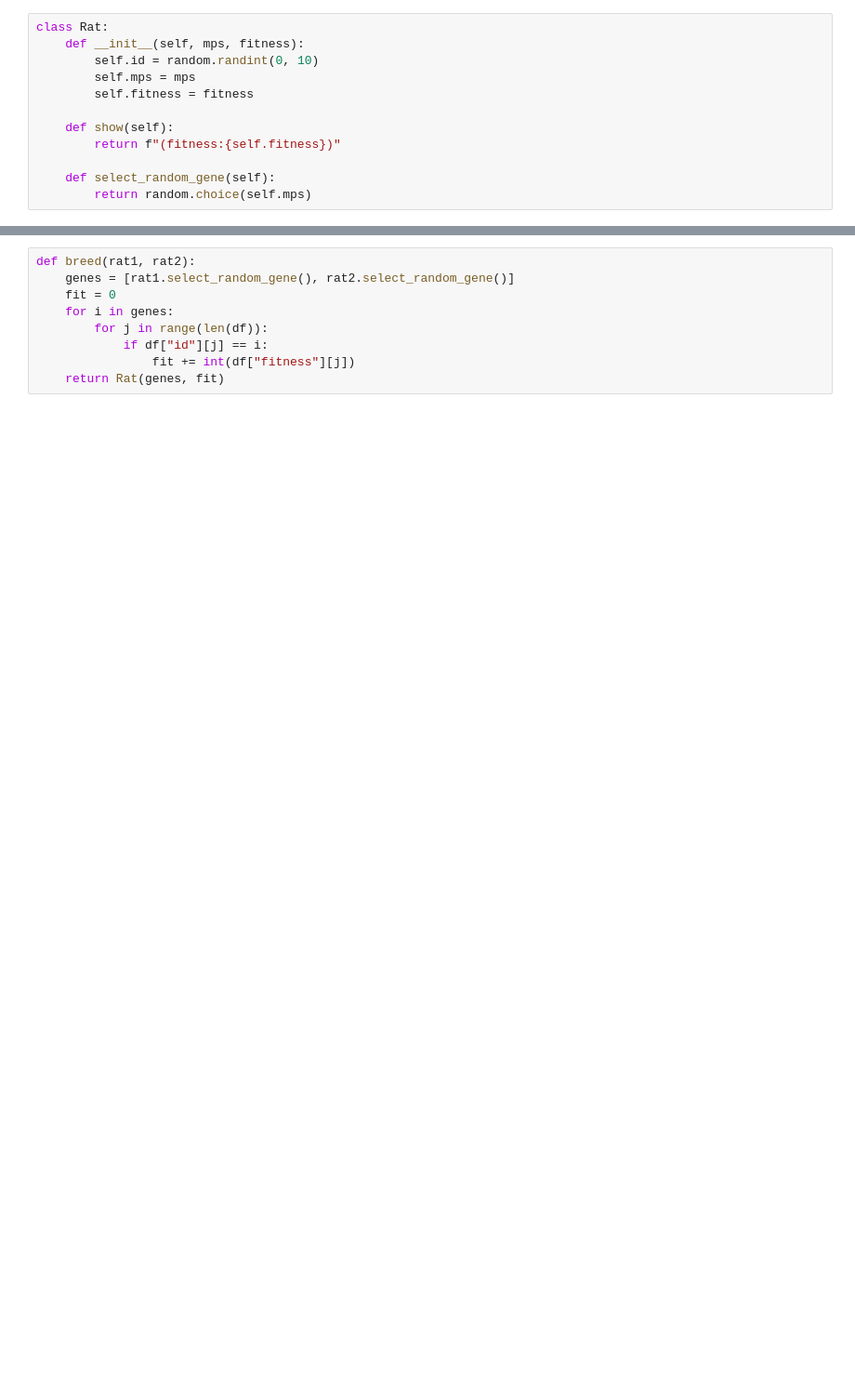
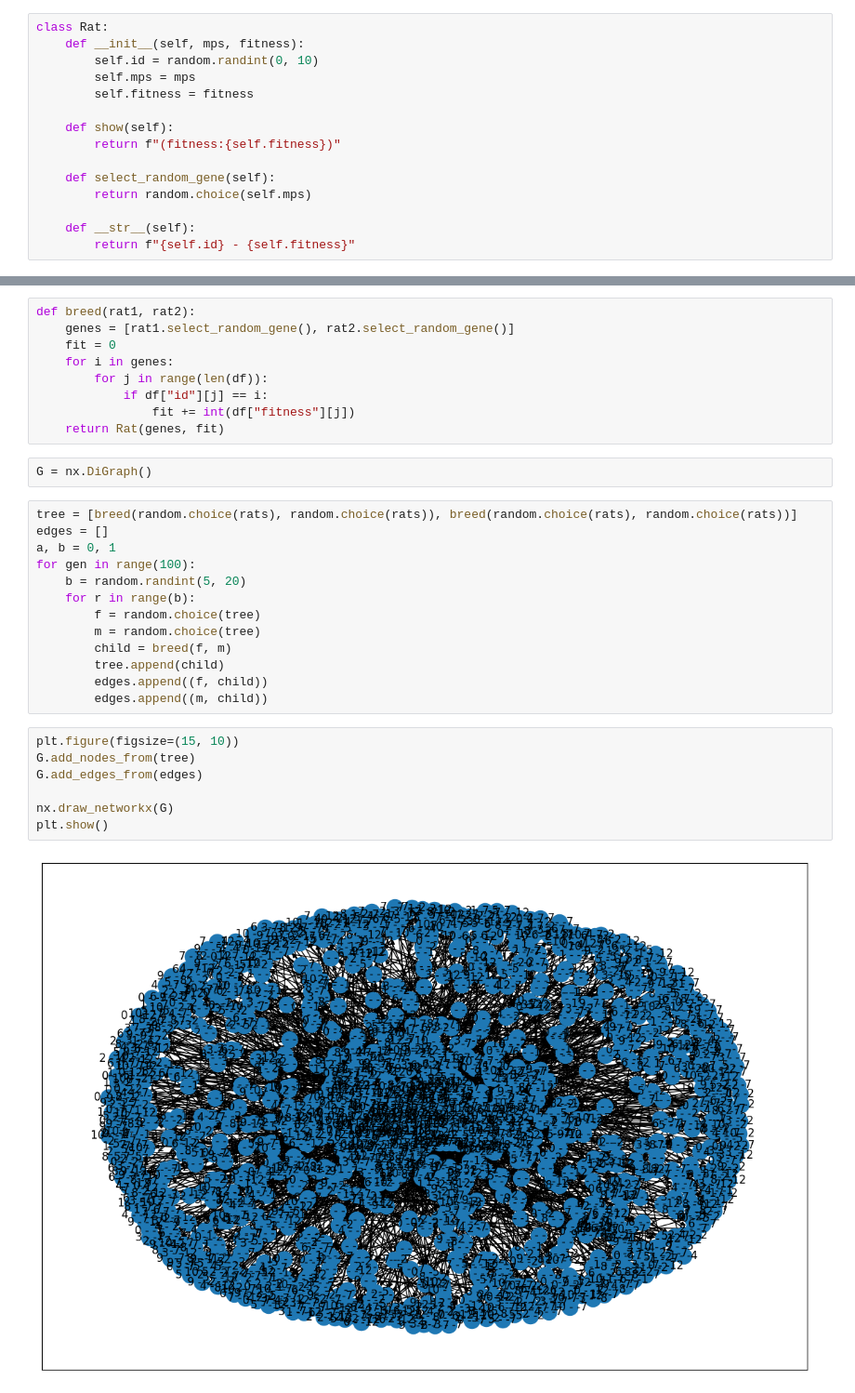
Before and after one commit to PewterZz/grispr, a Jupyter notebook: new_tree.ipynb, the cells around one changed output, grey strips where cells are left out. Shown at 93% size. Drawn from its saved outputs; the diff is of its cells as text; blank space fills up the shorter version.

```diff
--- a/new_tree.ipynb
+++ b/new_tree.ipynb
@@ -72,6 +72,9 @@ class Rat:
 
     def select_random_gene(self):
         return random.choice(self.mps)
+
+    def __str__(self):
+        return f"{self.id} - {self.fitness}"
 # %%
 rats = []
 sample_gene = [{'id': id, 'fitness': fitness} for id, fitness in zip(df["id"], df["fitness"])]
@@ -100,3 +103,27 @@ def breed(rat1, rat2):
             if df["id"][j] == i:
                 fit += int(df["fitness"][j])
     return Rat(genes, fit)
+# %%
+G = nx.DiGraph()
+# %%
+tree = [breed(random.choice(rats), random.choice(rats)), breed(random.choice(rats), random.choice(rats))]
+edges = []
+a, b = 0, 1
+for gen in range(100):
+    b = random.randint(5, 20)
+    for r in range(b):
+        f = random.choice(tree)
+        m = random.choice(tree)
+        child = breed(f, m)
+        tree.append(child)
+        edges.append((f, child))
+        edges.append((m, child))
+# %%
+plt.figure(figsize=(15, 10))
+G.add_nodes_from(tree)
+G.add_edges_from(edges)
+
+nx.draw_networkx(G)
+plt.show()
+# %% [output]
+[figure, added]
```
Also changed, not shown: parts of 2 cells of this notebook.
